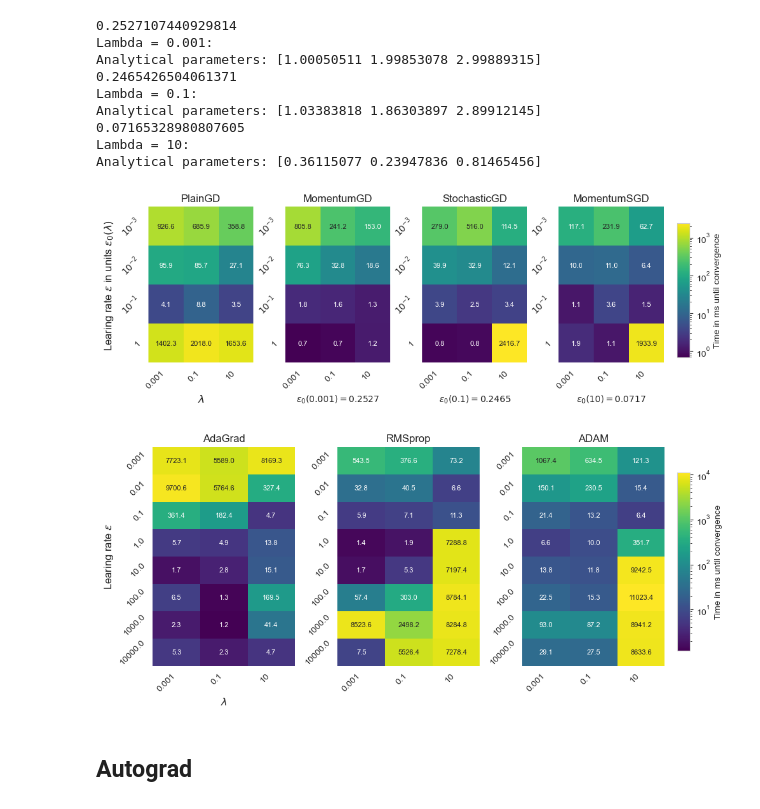
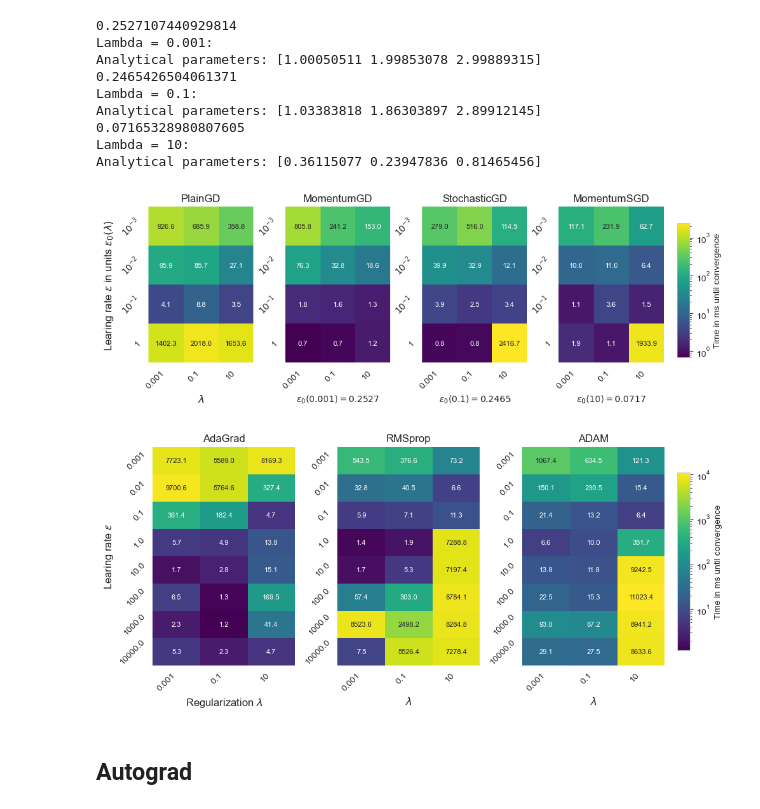
Before and after one commit to MariaFlyAway/Project2_FYS-STK3155, a Jupyter notebook: Code/Gradient_Descent/subtask_a.ipynb, the cells around one changed output. Cells and saved outputs as stored; diff of their text form; code cells hidden in the pictures.

```diff
--- a/Code/Gradient_Descent/subtask_a.ipynb
+++ b/Code/Gradient_Descent/subtask_a.ipynb
@@ -200,3 +212,27 @@ for i, epsilon in enumerate(epsilons):
+# %%
+# manual AdaGrad
+adg_epsilons = [1, 100, 10_000, 1_000_000]
+k = len(adg_epsilons)
+N = 10 # number of epochs
+
+adg_mse = np.zeros((k,N+1))
+adg_mse[:,0] = ols_cost(X, y, init)
+
+for i, epsilon in enumerate(adg_epsilons):
+    theta = init # we ensure all start at the same guess
+    r = 0
+    for epoch in range(N):
+        np.random.shuffle(indices)
+        for start in range(0, n, batch_size):
+            batch_indices = indices[start : start+batch_size]
+            Xi, yi = X[batch_indices], y[batch_indices]
+
+            gradient = cost_grad(Xi, yi, theta, *params)
+            r = r + gradient * gradient
+            change = epsilon/(delta + np.sqrt(r)) * gradient
+
+            theta -= change
+        adg_mse[i, epoch+1] = ols_cost(X, y, theta)
 # %%
 for i in range(k):
     plt.plot(np.arange(N+1), adg_mse[i], label=rf"$\epsilon = 10^{2*i}$")
@@ -399,34 +417,36 @@ norm = LogNorm(vmin=vmin, vmax=vmax)
 # Create figure
 fig, axs = plt.subplots(1, 3, figsize=(10, 4))
 fig.tight_layout()
 fig.subplots_adjust(right=0.85, wspace=0.3)
 cbar_ax = fig.add_axes([0.87, 0.15, 0.02, 0.7])     # add axis for colorbar
 
 
 # Plot each smaller heatmap in the larger heatmap cells
 for idx, frame in enumerate(special_frames):
     # Plotting the heatmap
     sns.heatmap(frame, ax=axs[idx], cbar=(idx==0), cbar_ax=cbar_ax if (idx==0) else None,
                 norm=norm, annot=True, annot_kws={"fontsize":8}, cmap='viridis', fmt=".1f")
 
     # Adding column and row names for the heatmaps
     axs[idx].set_xticklabels(llambdas, rotation=45, ha='right')
     axs[idx].set_yticklabels(special_learning_rates, rotation=45, ha='right')
 
     # Labels
     title = axs[idx].set_title(f'{special_model[idx]}')
     if idx == 0:
         axs[idx].set_ylabel(r'Learing rate $\epsilon$', size='large')
+        axs[idx].set_xlabel(rf'Regularization $\lambda$', size='large')
+    else:
         axs[idx].set_xlabel(rf'$\lambda$', size='large')
 
 # Set colorbar label
 cbar = fig.colorbar(axs[0].collections[0], cax=cbar_ax)
 cbar.set_label('Time in ms until convergence')
 
 plt.show()
 # %% [output]
 [figure]
-[figure, old version]
+[figure, new version]
 # %% [markdown]
 ## Autograd
 # %%
```
Also changed, not shown: parts of 15 cells of this notebook, 1 other file.
